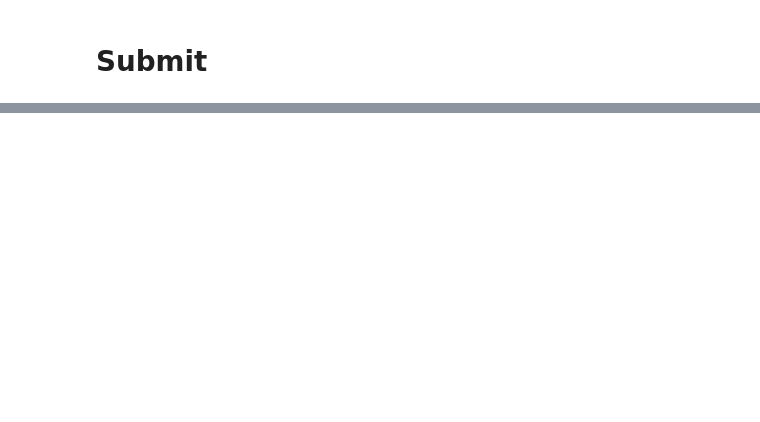
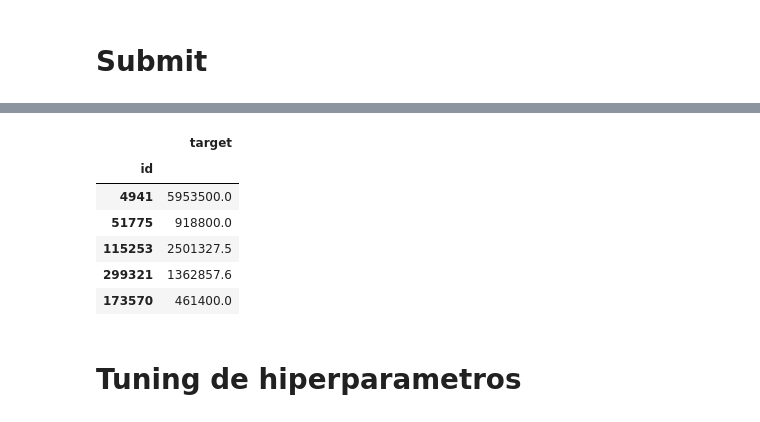
Before and after one commit to ggparente95/tp2-zonajobs, a Jupyter notebook: random_forest.ipynb, the cells around one changed output, grey strips where cells are left out. Saved outputs shown, nothing was run; the diff lists cells and outputs as text; code cells hidden in the pictures; blank space fills up the shorter version.

```diff
--- a/random_forest.ipynb
+++ b/random_forest.ipynb
@@ -68,6 +149,20 @@ df_
+# %%
+df_test_norm.isnull().sum()
+# Todos aquellos que sean de una categoria que yo no tenia en el set de datos, lo mando a una nueva.
+df_test_norm.fillna(0, inplace=True)
+# %%
+pred = regressor.predict(df_test_norm)
 # %%
-pred = regressor.predict(df_test)
-
-res = pd.DataFrame(pred, index=df_test.index, columns=['precio'])
+res = pd.DataFrame(pred, index=df_test.index, columns=['target'])
 display(res.head())
-res.to_csv("submission.csv", header=False) # RMSLE=0.65487
+res.to_csv("submission.csv", header=True) # RMSLE=0.65487
+# %% [output]
+|  | target |
+| id |  |
+| 4941 | 5953500.0 |
+| 51775 | 918800.0 |
+| 115253 | 2501327.5 |
+| 299321 | 1362857.6 |
+| 173570 | 461400.0 |
+# %% [markdown]
+# Tuning de hiperparametros
```
Also changed, not shown: parts of 23 cells of this notebook, 1 other file.
